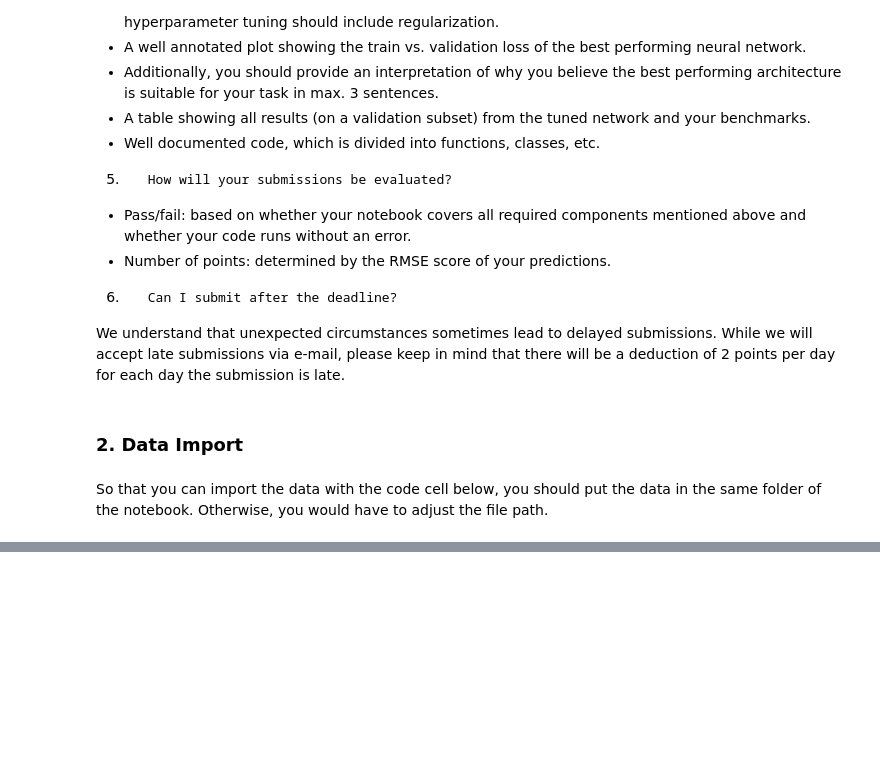
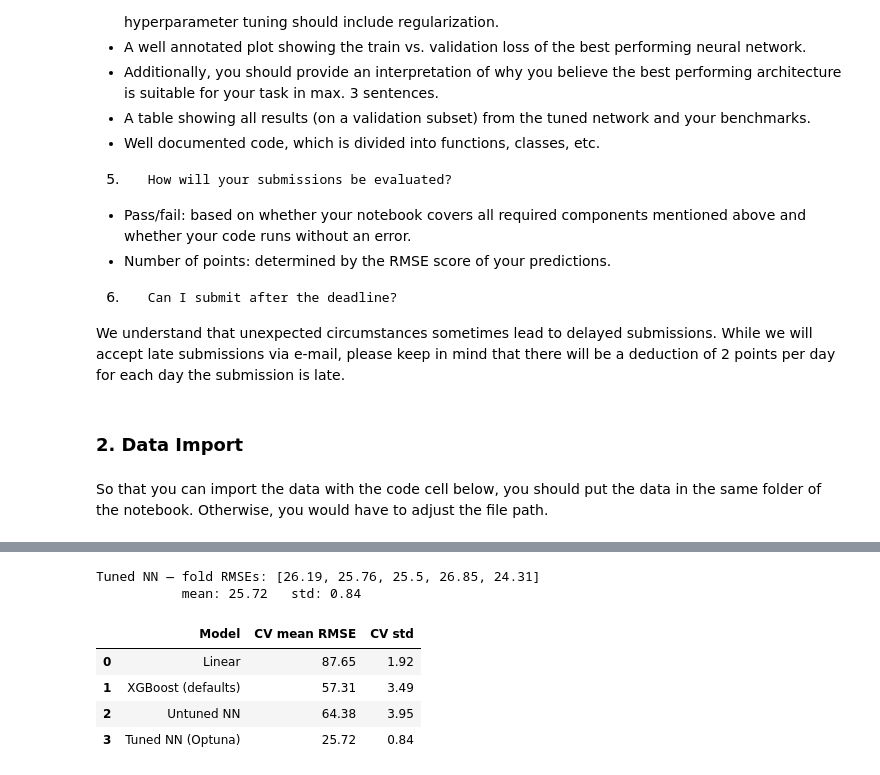
Before and after one commit to Priapos1004/delta, a Jupyter notebook: task1/DELTA_Task_1.ipynb, the cells around one changed output, grey strips where cells are left out. Drawn from its saved outputs; the diff is of its cells as text; code cells hidden in the pictures; blank space fills up the shorter version.

```diff
--- a/task1/DELTA_Task_1.ipynb
+++ b/task1/DELTA_Task_1.ipynb
@@ -59,0 +246,4 @@ train_y.head(5)
+# %%
+linear_rmses = cv_score_sklearn(LinearRegression, X_full, y_full, kf)
+print(f"Linear — fold RMSEs: {[round(r, 2) for r in linear_rmses]}")
+print(f"         mean: {np.mean(linear_rmses):.2f}   std: {np.std(linear_rmses):.2f}")
@@ -59,0 +257,9 @@ train_y.head(5)
+# %%
+def make_xgb():
+    """Untuned XGBoost regressor with a fixed random state for reproducibility."""
+    return XGBRegressor(random_state=SEED, n_jobs=-1, verbosity=0)
+
+
+xgb_rmses = cv_score_sklearn(make_xgb, X_full, y_full, kf)
+print(f"XGBoost — fold RMSEs: {[round(r, 2) for r in xgb_rmses]}")
+print(f"          mean: {np.mean(xgb_rmses):.2f}   std: {np.std(xgb_rmses):.2f}")
@@ -59,0 +517,40 @@ train_y.head(5)
+# %%
+# Re-run 5-fold CV with the tuned config so we have per-fold RMSEs (study only stored means).
+# Uses MAX_EPOCHS + EarlyStopping, matching the plot-split refit budget.
+tuned_rmses = cv_score_nn(
+    lambda d: build_tuned_nn(d, best_params),
+    X_full, y_full, kf,
+    epochs=MAX_EPOCHS,
+    batch_size=best_params["batch_size"],
+    patience=10,
+)
+print(f"Tuned NN — fold RMSEs: {[round(r, 2) for r in tuned_rmses]}")
+print(f"           mean: {np.mean(tuned_rmses):.2f}   std: {np.std(tuned_rmses):.2f}")
+# %% [output]
+Tuned NN — fold RMSEs: [26.19, 25.76, 25.5, 26.85, 24.31]
+           mean: 25.72   std: 0.84
+# %%
+results = pd.DataFrame(
+    {
+        "Model": ["Linear", "XGBoost (defaults)", "Untuned NN", "Tuned NN (Optuna)"],
+        "CV mean RMSE": [
+            np.mean(linear_rmses),
+            np.mean(xgb_rmses),
+            np.mean(untuned_rmses),
+            np.mean(tuned_rmses),
+        ],
+        "CV std": [
+            np.std(linear_rmses),
+            np.std(xgb_rmses),
+            np.std(untuned_rmses),
+            np.std(tuned_rmses),
+        ],
+    }
+).round(2)
+results
+# %% [output]
+|  | Model | CV mean RMSE | CV std |
+| 0 | Linear | 87.65 | 1.92 |
+| 1 | XGBoost (defaults) | 57.31 | 3.49 |
+| 2 | Untuned NN | 64.38 | 3.95 |
+| 3 | Tuned NN (Optuna) | 25.72 | 0.84 |
```
Also changed, not shown: parts of 34 cells of this notebook, 2 other files.
